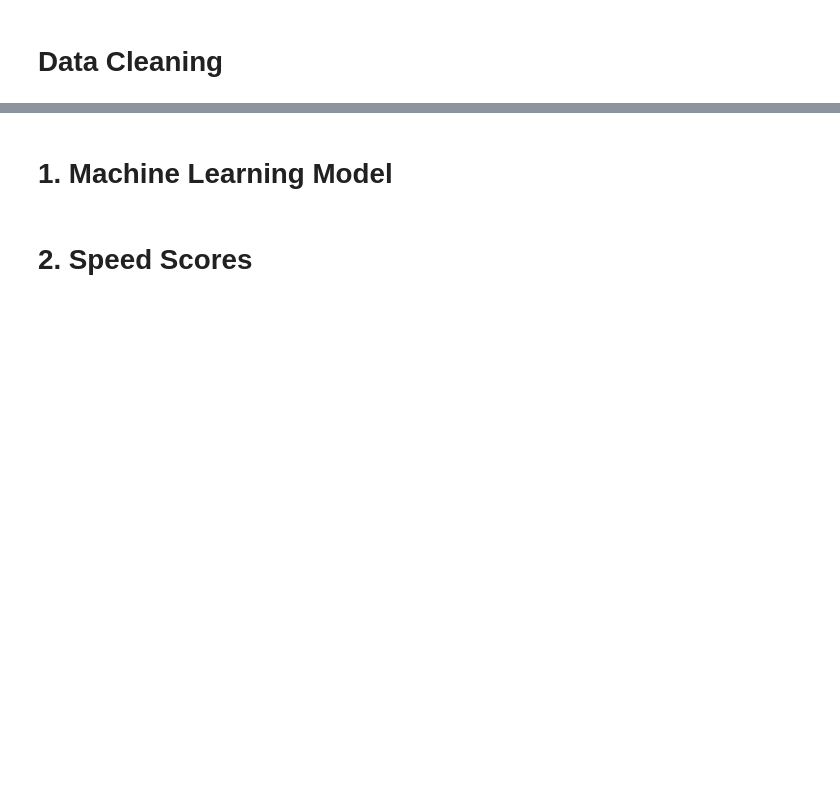
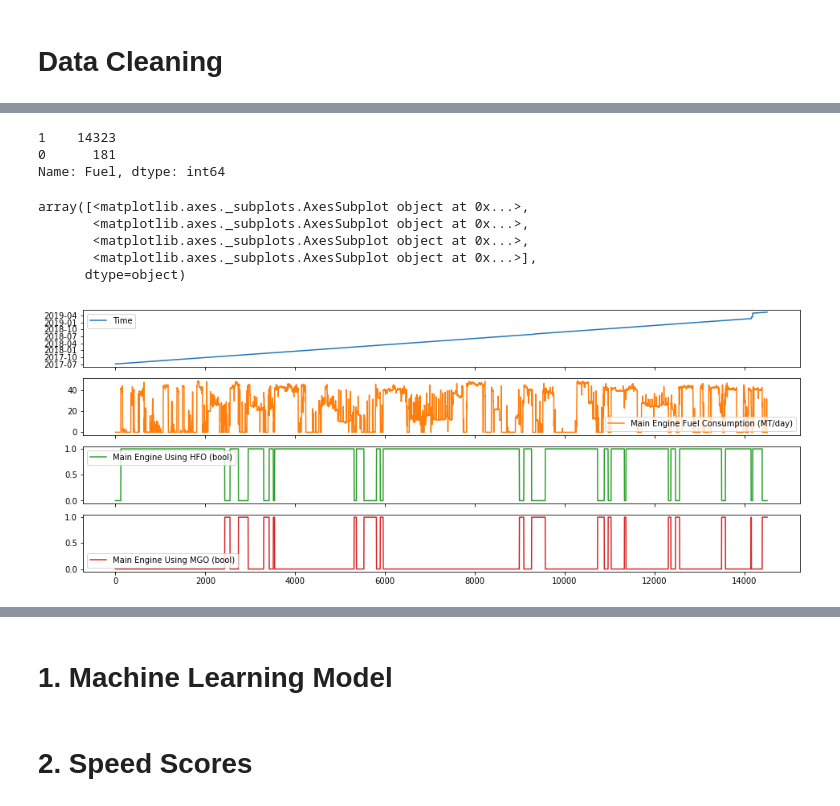
Before and after one commit to acdick/dynamic_speed_optimization, a Jupyter notebook: src/Ship_Performance.ipynb, the cells around one changed output, grey strips where cells are left out. Cells and saved outputs as stored; diff of their text form; code cells hidden in the pictures; blank space fills up the shorter version.

```diff
--- a/src/Ship_Performance.ipynb
+++ b/src/Ship_Performance.ipynb
@@ -134,0 +147,5 @@ array([<matplotlib.axes._subplots.AxesSubplot object at 0x...>,
+# %%
+# Drop records with negative fuel consumption ~ 9.7% of records
+print(df_mod[df_mod[cols_main[1]] < cutoff].shape[0] / records * 100)
+df_mod = df_mod.drop(df_mod[df_mod[cols_main[1]] < cutoff].index).reset_index()
+df_mod.shape
@@ -134,0 +155,6 @@ array([<matplotlib.axes._subplots.AxesSubplot object at 0x...>,
+# %%
+# Correct fuel consumption with offset (0.048 MT/day) and clip remaining lower values
+zero_offset          = df_mod[cols_main[1]].value_counts().index[0]
+df_mod[cols_main[1]] = df_mod[cols_main[1]] - zero_offset
+df_mod[cols_main[1]] = df_mod[cols_main[1]].clip(lower=0)
+df_mod[cols_main[1]].value_counts().sort_index().head()
@@ -134,0 +168,5 @@ array([<matplotlib.axes._subplots.AxesSubplot object at 0x...>,
+# %%
+# Revert HFO and MGO to booleans (unbalanced value counts)
+print(df_mod[cols_main[2]].value_counts())
+df_mod[cols_main[2]] = df_mod[cols_main[2]].astype('int64')
+df_mod[cols_main[3]] = df_mod[cols_main[3]].astype('int64')
@@ -134,0 +193,19 @@ array([<matplotlib.axes._subplots.AxesSubplot object at 0x...>,
+# %%
+# Drop
+df_mod['Fuel'] = df_mod[cols_main[2]] + df_mod[cols_main[3]]
+df_mod['Fuel'].value_counts()
+# %% [output]
+1    14323
+0      181
+Name: Fuel, dtype: int64
+# %%
+# Plot time series
+fig_main, axes_main = plt.subplots(len(cols_main),1, figsize=(16,len(cols_main)*1.5), sharex=True)
+df_mod[cols_main].plot(subplots=True, ax=axes_main)
+# %% [output]
+array([<matplotlib.axes._subplots.AxesSubplot object at 0x...>,
+       <matplotlib.axes._subplots.AxesSubplot object at 0x...>,
+       <matplotlib.axes._subplots.AxesSubplot object at 0x...>,
+       <matplotlib.axes._subplots.AxesSubplot object at 0x...>],
+      dtype=object)
+[figure, added]
```
Also changed, not shown: parts of 46 cells of this notebook.
